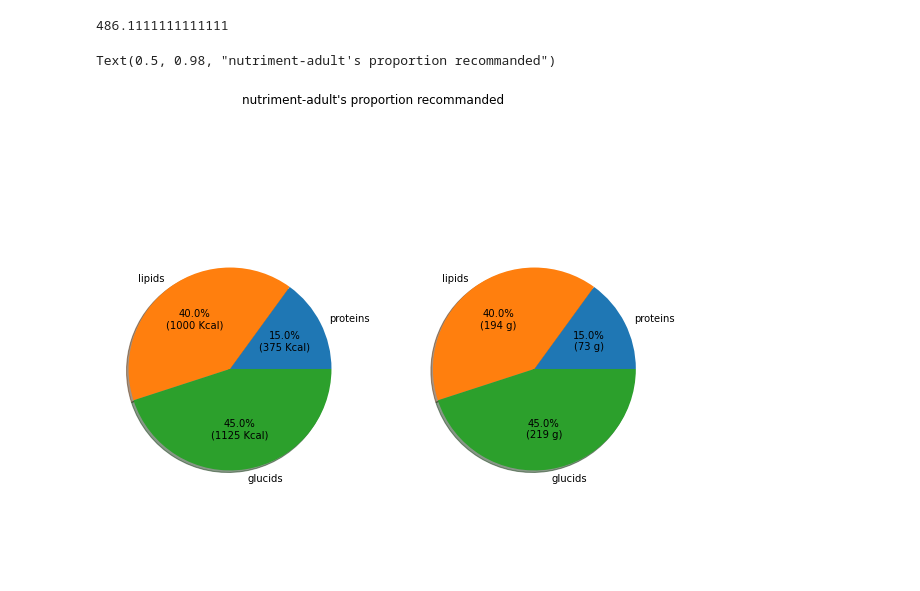
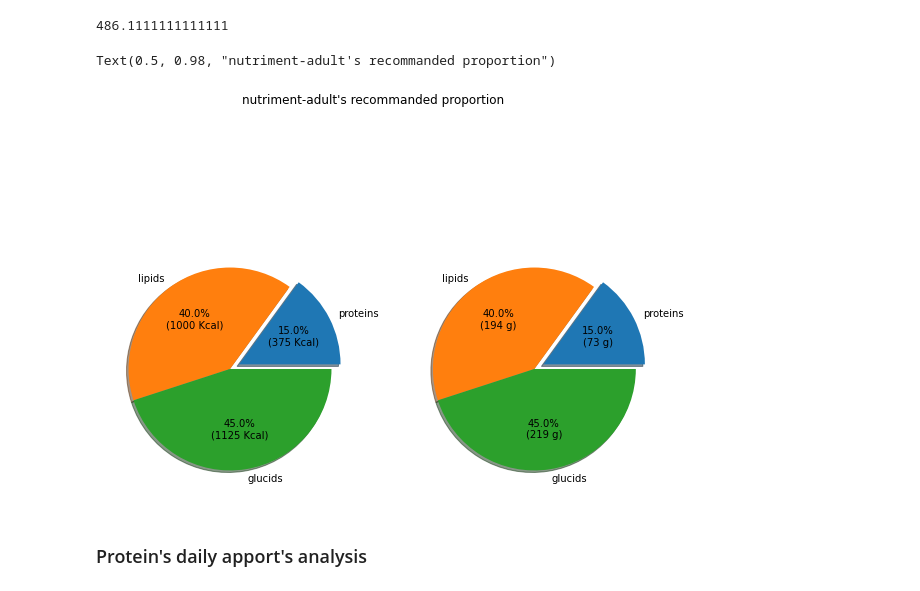
Before and after one commit to marcadeant/FAO-Analysis, a Jupyter notebook: notebook/P4OC-DataLab.ipynb, the cells around one changed output. Saved outputs shown, nothing was run; the diff lists cells and outputs as text; code cells hidden in the pictures; blank space fills up the shorter version.

```diff
--- a/notebook/P4OC-DataLab.ipynb
+++ b/notebook/P4OC-DataLab.ipynb
@@ -853,9 +660,11 @@ def func_g(pct):
     return "{:.1f}%\n({:d} g)".format(pct, absolute)
 # %%
 fig, axs = plt.subplots(1,2,figsize=(10,8))
-axs[0].pie(x=[0.15, 0.40, 0.45], labels = ['proteins', 'lipids', 'glucids'], shadow = True, autopct = lambda pct : func_kcal(pct))
-axs[1].pie(x=[0.15, 0.40, 0.45], labels = ['proteins', 'lipids', 'glucids'], shadow = True, autopct = lambda pct : func_g(pct))
-fig.suptitle("nutriment-adult's proportion recommanded")
+axs[0].pie(x=[0.15, 0.40, 0.45], labels = ['proteins', 'lipids', 'glucids'], explode = [0.1,0,0], shadow = True, autopct = lambda pct : func_kcal(pct))
+axs[1].pie(x=[0.15, 0.40, 0.45], labels = ['proteins', 'lipids', 'glucids'], explode = [0.1,0,0], shadow = True, autopct = lambda pct : func_g(pct))
+fig.suptitle("nutriment-adult's recommanded proportion")
 # %% [output]
-Text(0.5, 0.98, "nutriment-adult's proportion recommanded")
+Text(0.5, 0.98, "nutriment-adult's recommanded proportion")
-[figure, old version]
+[figure, new version]
+# %% [markdown]
+### Protein's daily apport's analysis
```
Also changed, not shown: parts of 98 cells of this notebook, 4 other files.
